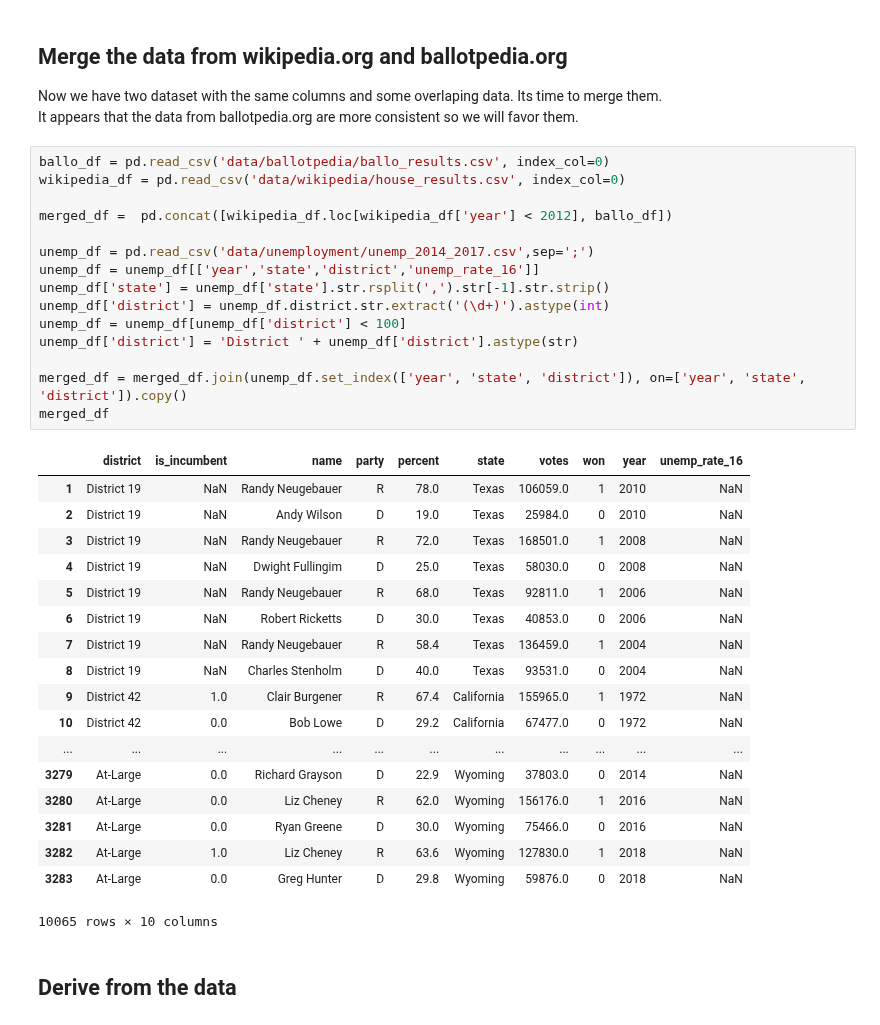
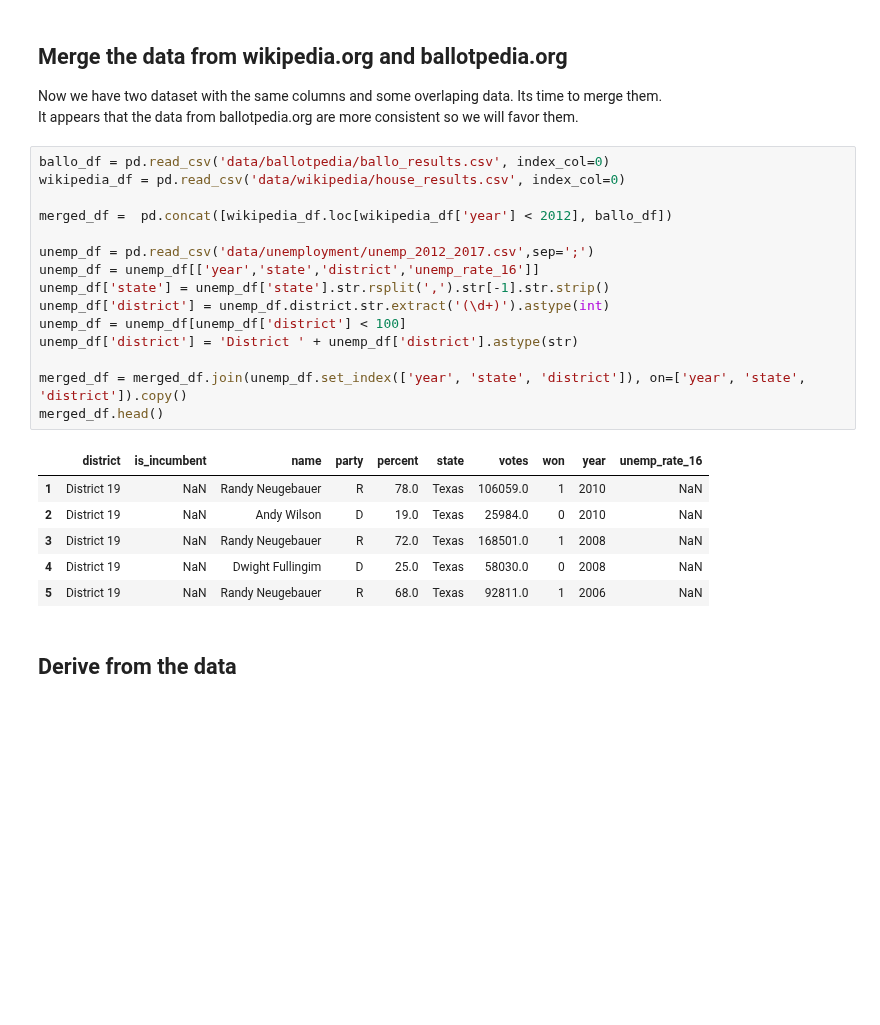
Before and after one commit to pmary/harvard_E-109A_final, a Jupyter notebook: crawler unemp.ipynb, the cells around one changed output. Cells and saved outputs as stored; diff of their text form; blank space fills up the shorter version.

```diff
--- a/crawler unemp.ipynb
+++ b/crawler unemp.ipynb
@@ -855,37 +855,25 @@ It appears that the data from ballotpedia.org are more consistent so we will fav
 # %%
 ballo_df = pd.read_csv('data/ballotpedia/ballo_results.csv', index_col=0)
 wikipedia_df = pd.read_csv('data/wikipedia/house_results.csv', index_col=0)
 
 merged_df =  pd.concat([wikipedia_df.loc[wikipedia_df['year'] < 2012], ballo_df])
 
-unemp_df = pd.read_csv('data/unemployment/unemp_2014_2017.csv',sep=';')
+unemp_df = pd.read_csv('data/unemployment/unemp_2012_2017.csv',sep=';')
 unemp_df = unemp_df[['year','state','district','unemp_rate_16']]
 unemp_df['state'] = unemp_df['state'].str.rsplit(',').str[-1].str.strip()
 unemp_df['district'] = unemp_df.district.str.extract('(\d+)').astype(int)
 unemp_df = unemp_df[unemp_df['district'] < 100]
 unemp_df['district'] = 'District ' + unemp_df['district'].astype(str)
 
 merged_df = merged_df.join(unemp_df.set_index(['year', 'state', 'district']), on=['year', 'state', 'district']).copy()
-merged_df
+merged_df.head()
 # %% [output]
 |  | district | is_incumbent | name | party | percent | state | votes | won | year | unemp_rate_16 |
 | 1 | District 19 | NaN | Randy Neugebauer | R | 78.0 | Texas | 106059.0 | 1 | 2010 | NaN |
 | 2 | District 19 | NaN | Andy Wilson | D | 19.0 | Texas | 25984.0 | 0 | 2010 | NaN |
 | 3 | District 19 | NaN | Randy Neugebauer | R | 72.0 | Texas | 168501.0 | 1 | 2008 | NaN |
 | 4 | District 19 | NaN | Dwight Fullingim | D | 25.0 | Texas | 58030.0 | 0 | 2008 | NaN |
 | 5 | District 19 | NaN | Randy Neugebauer | R | 68.0 | Texas | 92811.0 | 1 | 2006 | NaN |
-| 6 | District 19 | NaN | Robert Ricketts | D | 30.0 | Texas | 40853.0 | 0 | 2006 | NaN |
-| 7 | District 19 | NaN | Randy Neugebauer | R | 58.4 | Texas | 136459.0 | 1 | 2004 | NaN |
-| 8 | District 19 | NaN | Charles Stenholm | D | 40.0 | Texas | 93531.0 | 0 | 2004 | NaN |
-| 9 | District 42 | 1.0 | Clair Burgener | R | 67.4 | California | 155965.0 | 1 | 1972 | NaN |
-| 10 | District 42 | 0.0 | Bob Lowe | D | 29.2 | California | 67477.0 | 0 | 1972 | NaN |
-| ... | ... | ... | ... | ... | ... | ... | ... | ... | ... | ... |
-| 3279 | At-Large | 0.0 | Richard Grayson | D | 22.9 | Wyoming | 37803.0 | 0 | 2014 | NaN |
-| 3280 | At-Large | 0.0 | Liz Cheney | R | 62.0 | Wyoming | 156176.0 | 1 | 2016 | NaN |
-| 3281 | At-Large | 0.0 | Ryan Greene | D | 30.0 | Wyoming | 75466.0 | 0 | 2016 | NaN |
-| 3282 | At-Large | 1.0 | Liz Cheney | R | 63.6 | Wyoming | 127830.0 | 1 | 2018 | NaN |
-| 3283 | At-Large | 0.0 | Greg Hunter | D | 29.8 | Wyoming | 59876.0 | 0 | 2018 | NaN |
-10065 rows × 10 columns
 # %% [markdown]
 ## Derive from the data
 # %% [markdown]
```
